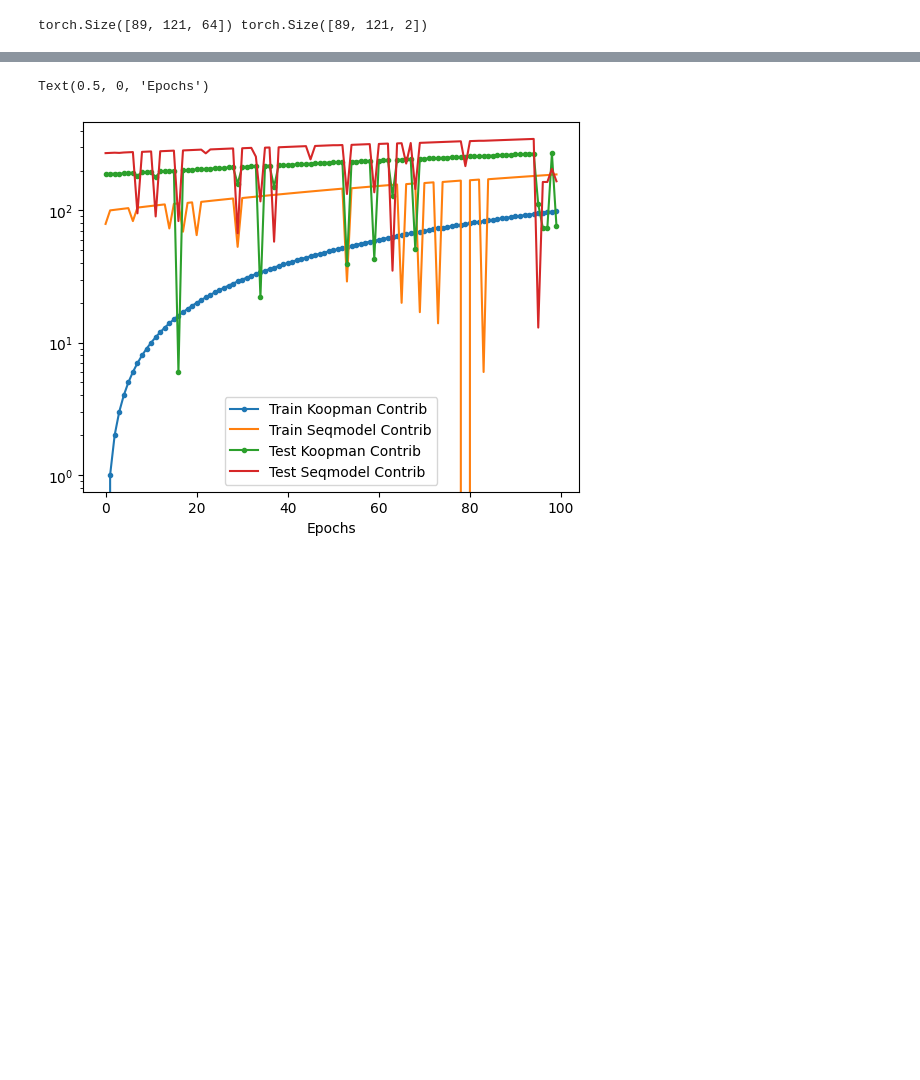
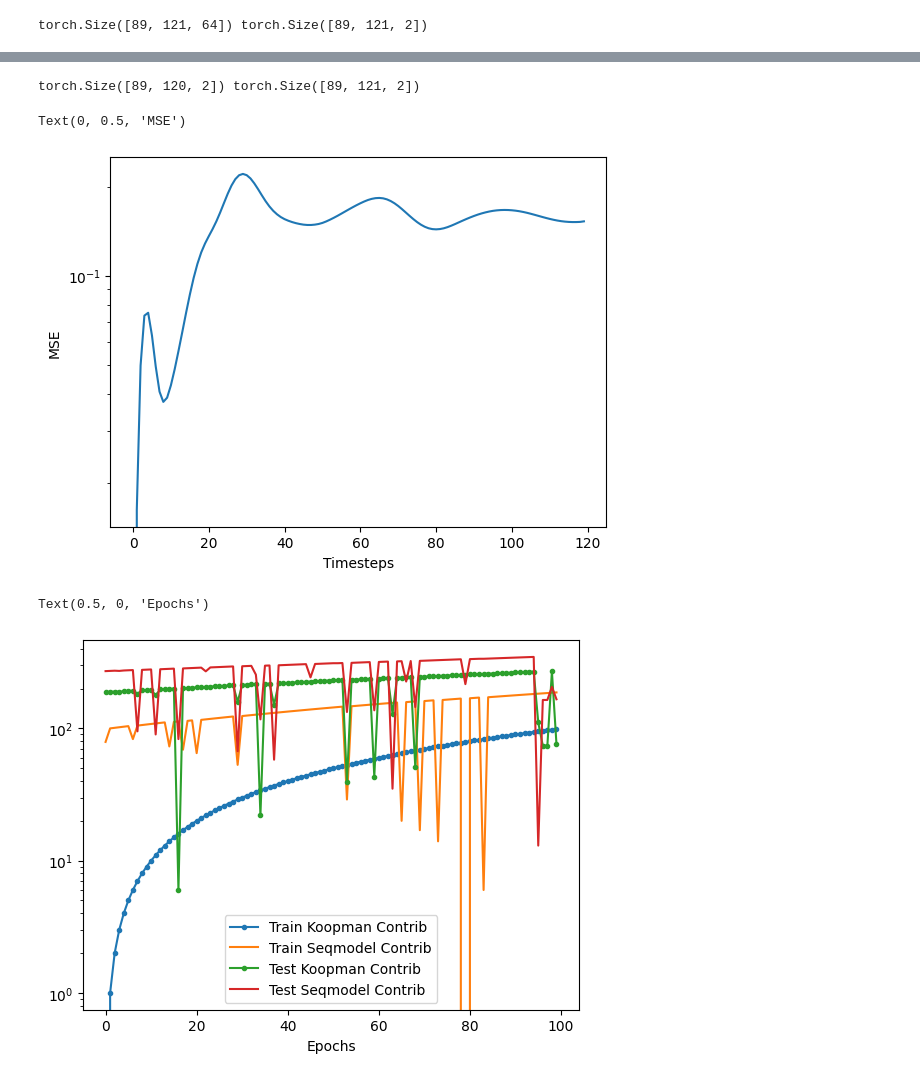
Before and after one commit to RigasLab/MZ-AE, a Jupyter notebook: eval_model_notebook.ipynb, the cells around one changed output, grey strips where cells are left out. Saved outputs shown, nothing was run; the diff lists cells and outputs as text; code cells hidden in the pictures; blank space fills up the shorter version.

```diff
--- a/eval_model_notebook.ipynb
+++ b/eval_model_notebook.ipynb
@@ -7,10 +7,11 @@ from utils.Eval_MZA_Experiment import Eval_MZA_Experiment
 import matplotlib.pyplot as plt
 import pandas as pd
 # %%
+torch.cuda.empty_cache()
 exp_dir   = "Trained_Models"  #Experiment Directory
-exp_name  = "sl64_nhu40_nl1_bs16_2"             #One of the experiment names
+exp_name  = "sl64_nhu40_numobs64_bs16_no_seqmodel"             #One of the experiment names
 
-eval_mza = Eval_MZA_Experiment(exp_dir, exp_name)
+eval_mza = Eval_MZA(exp_dir, exp_name)
 # %% [output]
 /usr/bin/nvidia-modprobe: unrecognized option: "-s"
 
@@ -22,5 +23,5 @@ ERROR: Invalid commandline, please run `/usr/bin/nvidia-modprobe --help`
 ERROR: Invalid commandline, please run `/usr/bin/nvidia-modprobe --help`
        for usage information.
 # %%
-epoch_num = 70
+epoch_num = 80
 eval_mza.load_weights(epoch_num)
@@ -27,7 +33,13 @@ eval_mza.load_weights(epoch_num)
 # %%
+eval_mza.train_size = 0.95
+eval_mza.create_dataset(mode = "Test")
+del eval_mza.lp_data
+torch.cuda.empty_cache()
+# del eval_mza.train_dataset
+# del eval_mza.train_dataloader
 dataset = eval_mza.test_dataset
 num_trajs = eval_mza.test_num_trajs
-x_nn_hat, Phi_nn_hat, Phi_nn = eval_mza.predict_onestep(dataset, num_trajs)
+x_nn_hat, Phi_nn_hat, Phi_nn, State_MSE = eval_mza.predict_onestep(dataset, num_trajs)
 
 print(x_nn_hat.shape, Phi_nn_hat.shape, Phi_nn.shape)
 
@@ -38,4 +50,9 @@ for i in range (1):
     plt.plot(Phi_nn_hat.cpu().numpy()[i,:,0], Phi_nn_hat.cpu().numpy()[i,:,1], label = "Predicted")
     plt.plot(Phi_nn.cpu().numpy()[i,:,0], Phi_nn.cpu().numpy()[i,:,1], label = "Target")
     plt.legend()
+
+plt.figure()
+plt.semilogy(State_MSE.cpu().numpy())
+plt.xlabel("Timesteps")
+plt.ylabel("MSE")
 # %% [output]
@@ -72,3 +80,14 @@ eval_mza.plot_learning_curves()
+# %%
+print(Phi_nn.shape, Phi_hat.shape)
+State_MSE_multistep = Eval_MZA.state_mse(Phi_nn,Phi_hat[:,:120])
+plt.figure()
+plt.semilogy(State_MSE_multistep.detach().cpu().numpy())
+plt.xlabel("Timesteps")
+plt.ylabel("MSE")
+# %% [output]
+torch.Size([89, 120, 2]) torch.Size([89, 121, 2])
+Text(0, 0.5, 'MSE')
+[figure, added]
 # %%
 plt.figure()
 plt.semilogy(df['epoch'],df['Train_koop_ptg'], '.-',label="Train Koopman Contrib")
```
Also changed, not shown: parts of 8 cells of this notebook, 6 other files.
